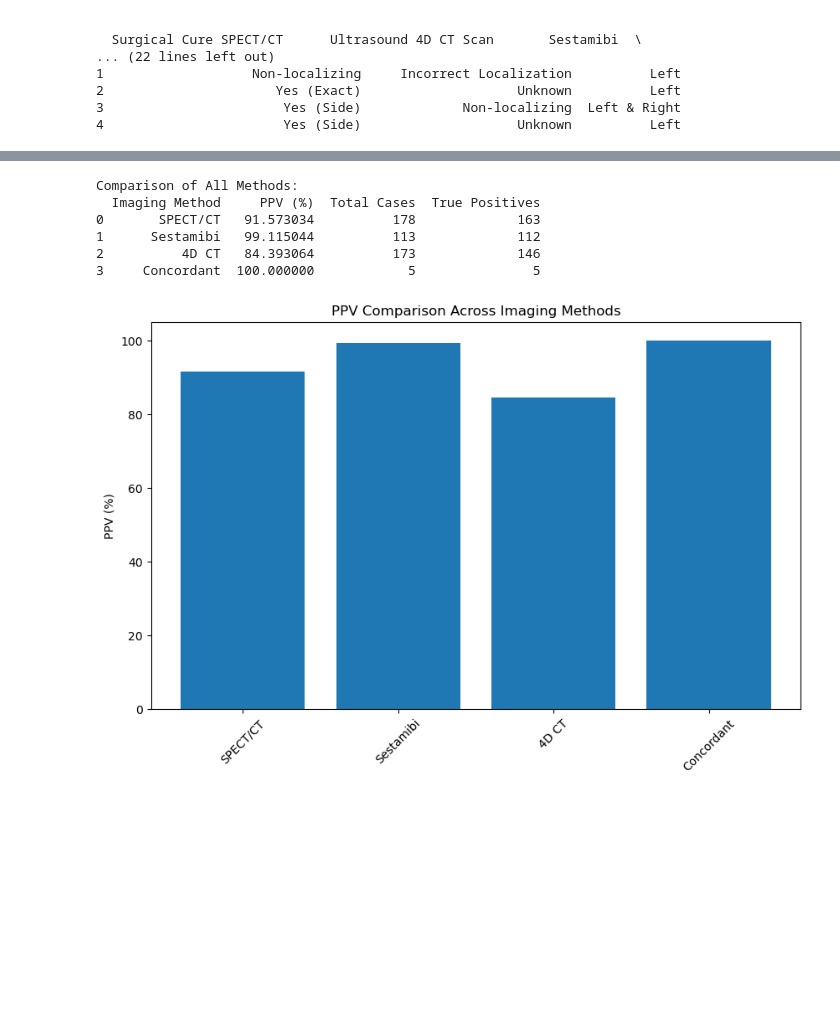
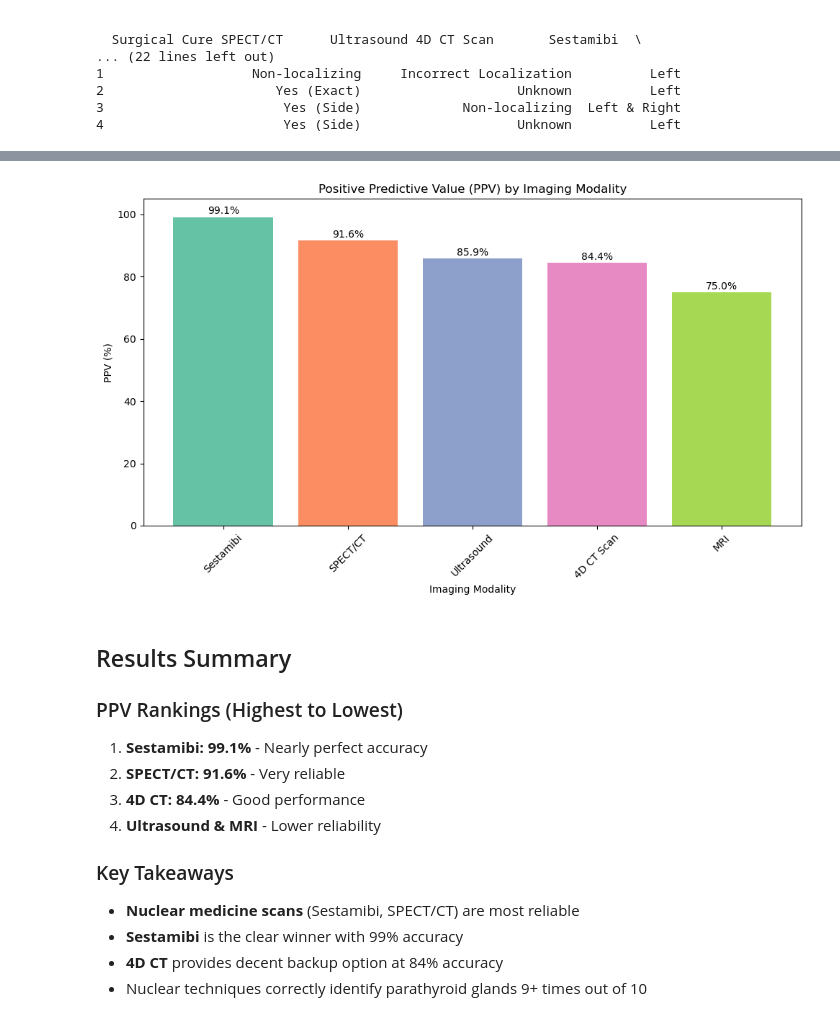
Before and after one commit to Jonah-Schwartz521/parathyroid-imaging-evaluation, a Jupyter notebook: PPV.ipynb, the cells around one changed output, grey strips where cells are left out. Cells and saved outputs as stored; diff of their text form; code cells hidden in the pictures; blank space fills up the shorter version.

```diff
--- a/PPV.ipynb
+++ b/PPV.ipynb
@@ -302,36 +192,39 @@ Analysis Steps:
 # %%
-# Store all results
-results = {
-    'SPECT/CT': {'ppv': spect_ct_ppv, 'total': spect_ct_total, 'true_pos': spect_ct_true_pos},
-    'Sestamibi': {'ppv': sestamibi_ppv, 'total': sestamibi_total, 'true_pos': sestamibi_true_pos},
-    '4D CT': {'ppv': ct_ppv, 'total': ct_total, 'true_pos': ct_true_pos},
-    'Concordant': {'ppv': concordant_ppv, 'total': concordant_total, 'true_pos': concordant_true_pos}
-}
 
-# Create comparison dataframe
-ppv_comparison = pd.DataFrame({
-    'Imaging Method': list(results.keys()),
-    'PPV (%)': [results[method]['ppv'] for method in results],
-    'Total Cases': [results[method]['total'] for method in results],
-    'True Positives': [results[method]['true_pos'] for method in results]
-})
+results_df['PPV_numeric'] = results_df['PPV (%)'].str.rstrip('%').astype(float)
 
-# Display table
-print("\nComparison of All Methods:")
-print(ppv_comparison)
+# Sorts by PPV
+sorted_results = results_df.sort_values(by='PPV_numeric', ascending=False)
 
-# Create bar chart
-plt.figure(figsize=(10, 6))
-plt.bar(ppv_comparison['Imaging Method'], ppv_comparison['PPV (%)'])
-plt.title('PPV Comparison Across Imaging Methods')
+# Creates the figure and bar plot
+plt.figure(figsize=(10,6))
+colors = ['#66c2a5', '#fc8d62', '#8da0cb', '#e78ac3', '#a6d854']
+bars = plt.bar(sorted_results['Modality'], sorted_results['PPV_numeric'], color=colors)
+
+# This adds value labels on top of each bar
+for i, value in enumerate(sorted_results['PPV_numeric']):
+    plt.text(i, value + 1, f'{value:.1f}%', ha='center', fontsize=10)
+
+plt.title('Positive Predictive Value (PPV) by Imaging Modality')
 plt.ylabel('PPV (%)')
+plt.xlabel('Imaging Modality')
+plt.ylim(0, 105)
 plt.xticks(rotation=45)
+plt.tight_layout()
 plt.show()
 # %% [output]
-Comparison of All Methods:
-  Imaging Method     PPV (%)  Total Cases  True Positives
-0       SPECT/CT   91.573034          178             163
-1      Sestamibi   99.115044          113             112
-2          4D CT   84.393064          173             146
-3     Concordant  100.000000            5               5
-[figure, old version]
+[figure, new version]
+# %% [markdown]
+## Results Summary
+
+### PPV Rankings (Highest to Lowest)
+1. **Sestamibi: 99.1%** - Nearly perfect accuracy
+2. **SPECT/CT: 91.6%** - Very reliable
+3. **4D CT: 84.4%** - Good performance
+4. **Ultrasound & MRI** - Lower reliability
+
+### Key Takeaways
+- **Nuclear medicine scans** (Sestamibi, SPECT/CT) are most reliable
+- **Sestamibi** is the clear winner with 99% accuracy
+- **4D CT** provides decent backup option at 84% accuracy
+- Nuclear techniques correctly identify parathyroid glands 9+ times out of 10
```
Also changed, not shown: parts of 24 cells of this notebook, 1 other file.
